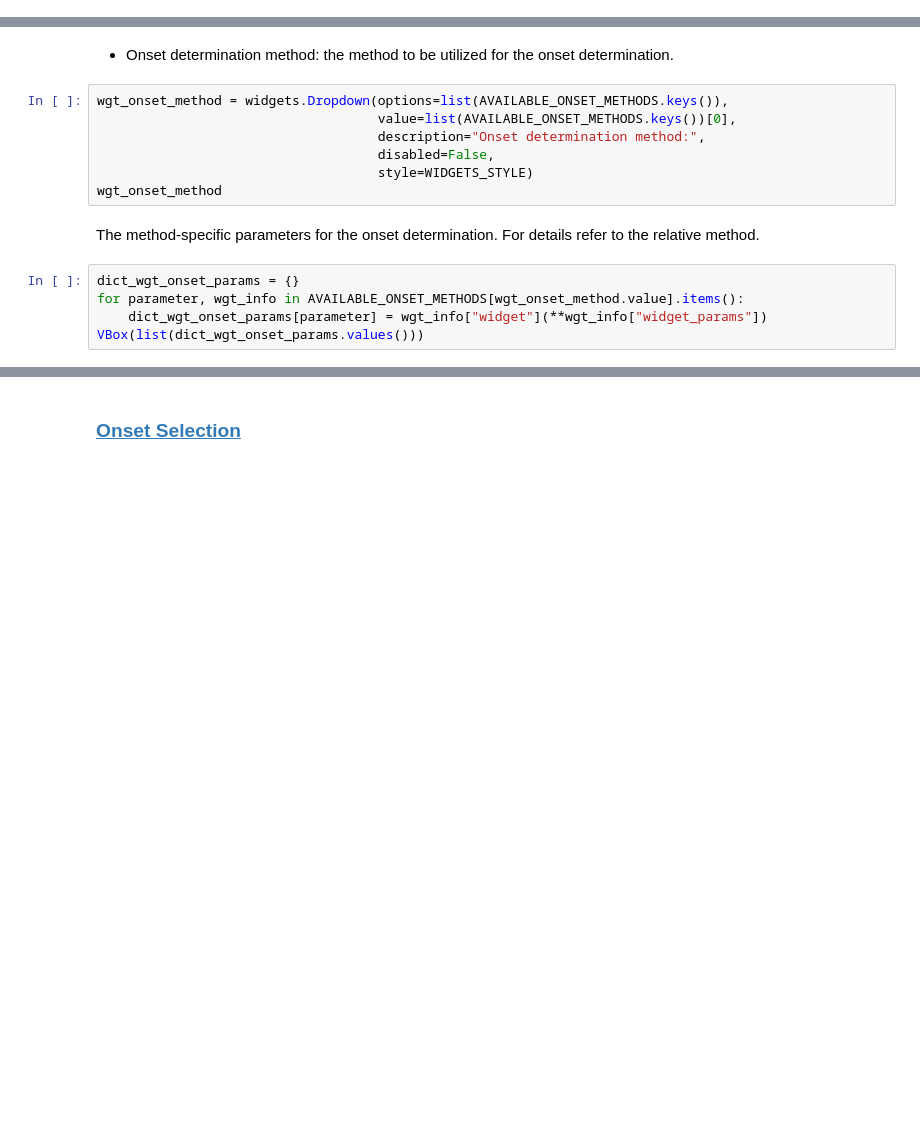
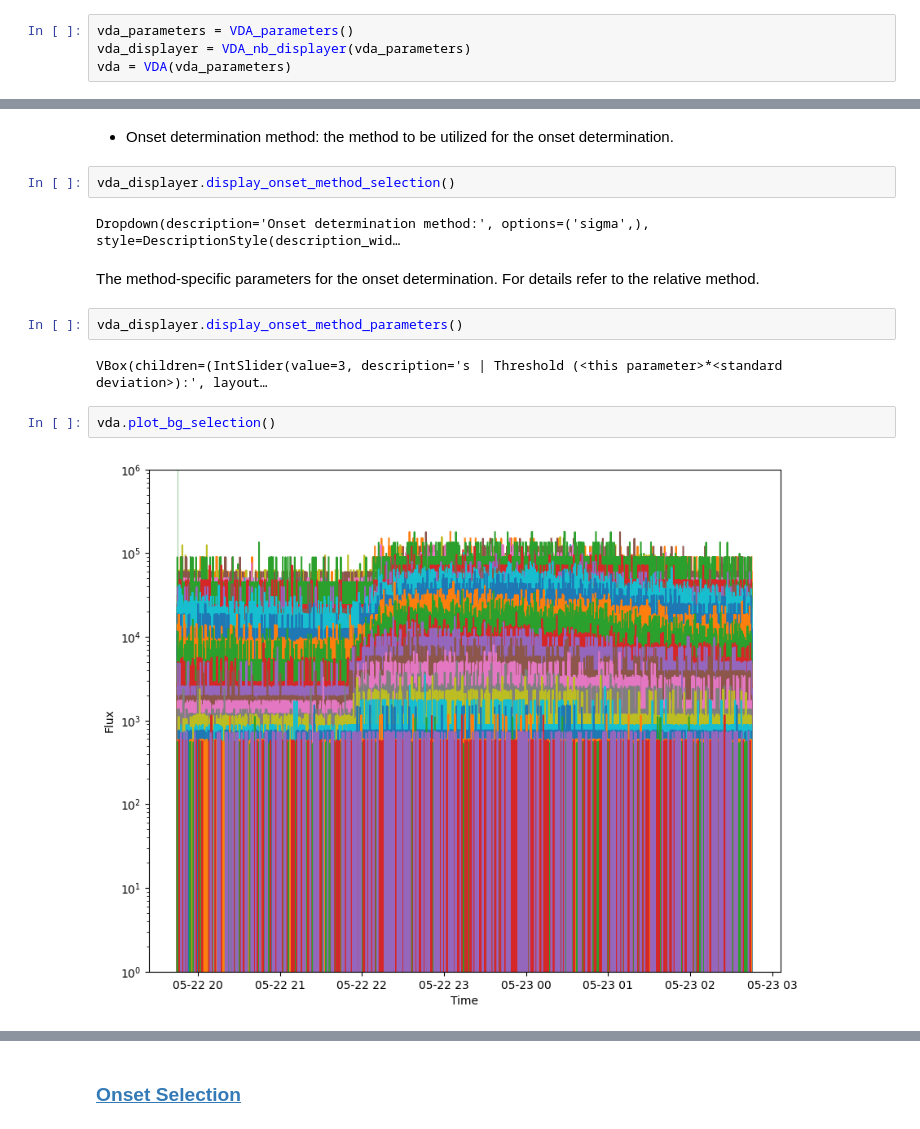
Before and after one commit to spearhead-he/VDA, a Jupyter notebook: vda_tool.ipynb, the cells around one changed output, grey strips where cells are left out. Drawn from its saved outputs; the diff is of its cells as text; blank space fills up the shorter version.

Commit message:
Created classes VDA, VDA_parameters, and VDA_nb_displayer. Code cells in notebook use class functions. Changed notebook layout. Altered Markdown cells to follow the changes.

```diff
--- a/vda_tool.ipynb
+++ b/vda_tool.ipynb
@@ -65 +59,5 @@ simplefilter(action='ignore', category=pd.errors.PerformanceWarning)
+# %%
+vda_parameters = VDA_parameters()
+vda_displayer = VDA_nb_displayer(vda_parameters)
+vda = VDA(vda_parameters)
 # %% [markdown]
@@ -233,17 +212,17 @@ VBox(list(dict_wgt_group_size.values()))
 ### <a id='toc1_2_4_'></a>[Onset Determination Method](#toc0_)
 # %% [markdown]
 - Onset determination method: the method to be utilized for the onset determination.
-# %%
-wgt_onset_method = widgets.Dropdown(options=list(AVAILABLE_ONSET_METHODS.keys()),
-                                    value=list(AVAILABLE_ONSET_METHODS.keys())[0],
-                                    description="Onset determination method:",
-                                    disabled=False,
-                                    style=WIDGETS_STYLE)
-wgt_onset_method
+# %%
+vda_displayer.display_onset_method_selection()
+# %% [output]
+Dropdown(description='Onset determination method:', options=('sigma',), style=DescriptionStyle(description_wid…
 # %% [markdown]
 The method-specific parameters for the onset determination. For details refer to the relative method.
-# %%
-dict_wgt_onset_params = {}
-for parameter, wgt_info in AVAILABLE_ONSET_METHODS[wgt_onset_method.value].items():
-    dict_wgt_onset_params[parameter] = wgt_info["widget"](**wgt_info["widget_params"])
-VBox(list(dict_wgt_onset_params.values()))
+# %%
+vda_displayer.display_onset_method_parameters()
+# %% [output]
+VBox(children=(IntSlider(value=3, description='s | Threshold (<this parameter>*<standard deviation>):', layout…
+# %%
+vda.plot_bg_selection()
+# %% [output]
+[figure, added]
```
Also changed, not shown: parts of 77 cells of this notebook, 3 other files.
